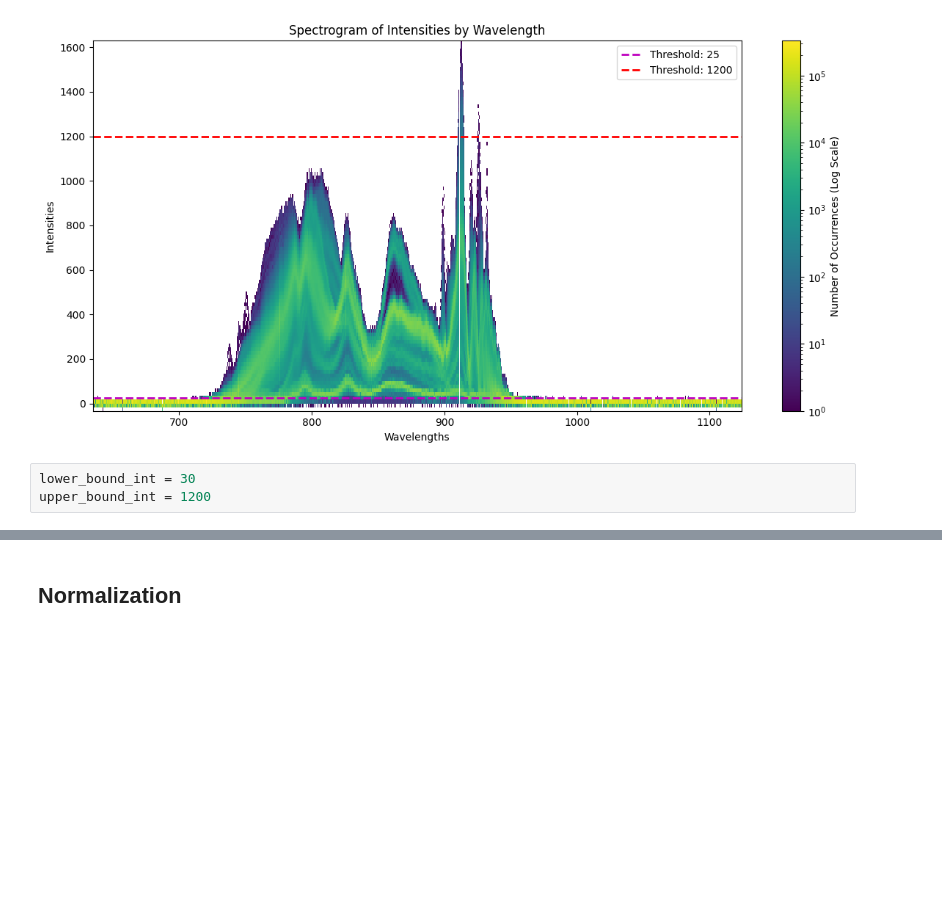
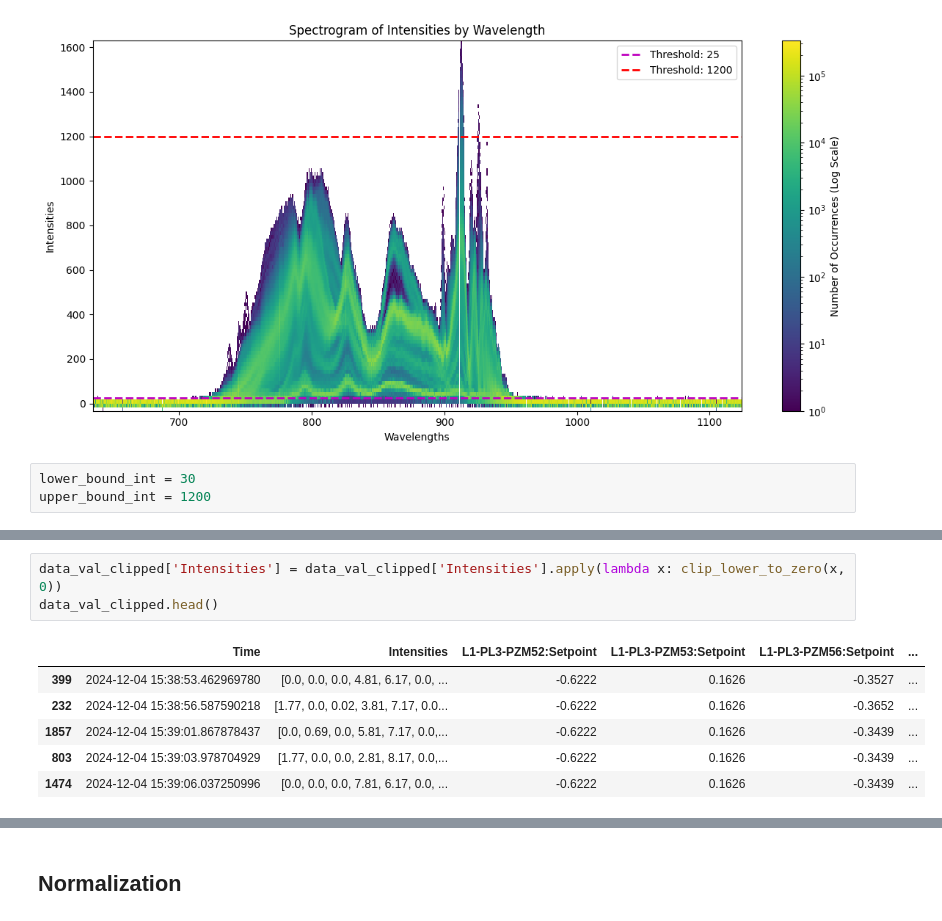
Before and after one commit to akapitanova/master_thesis, a Jupyter notebook: preprocessing/Normalization.ipynb, the cells around one changed output, grey strips where cells are left out. Drawn from its saved outputs; the diff is of its cells as text; blank space fills up the shorter version.

```diff
--- a/preprocessing/Normalization.ipynb
+++ b/preprocessing/Normalization.ipynb
@@ -249,0 +288,10 @@ upper_bound_int = 1200
+# %%
+data_val_clipped['Intensities'] = data_val_clipped['Intensities'].apply(lambda x: clip_lower_to_zero(x, 0))
+data_val_clipped.head()
+# %% [output]
+|  | Time | Intensities | L1-PL3-PZM52:Setpoint | L1-PL3-PZM53:Setpoint | L1-PL3-PZM56:Setpoint | ... |
+| 399 | 2024-12-04 15:38:53.462969780 | [0.0, 0.0, 0.0, 4.81, 6.17, 0.0, ... | -0.6222 | 0.1626 | -0.3527 | ... |
+| 232 | 2024-12-04 15:38:56.587590218 | [1.77, 0.0, 0.02, 3.81, 7.17, 0.0... | -0.6222 | 0.1626 | -0.3652 | ... |
+| 1857 | 2024-12-04 15:39:01.867878437 | [0.0, 0.69, 0.0, 5.81, 7.17, 0.0,... | -0.6222 | 0.1626 | -0.3439 | ... |
+| 803 | 2024-12-04 15:39:03.978704929 | [1.77, 0.0, 0.0, 2.81, 8.17, 0.0,... | -0.6222 | 0.1626 | -0.3439 | ... |
+| 1474 | 2024-12-04 15:39:06.037250996 | [0.0, 0.0, 0.0, 7.81, 6.17, 0.0, ... | -0.6222 | 0.1626 | -0.3439 | ... |
```
Also changed, not shown: parts of 17 cells of this notebook, 15 other files.
